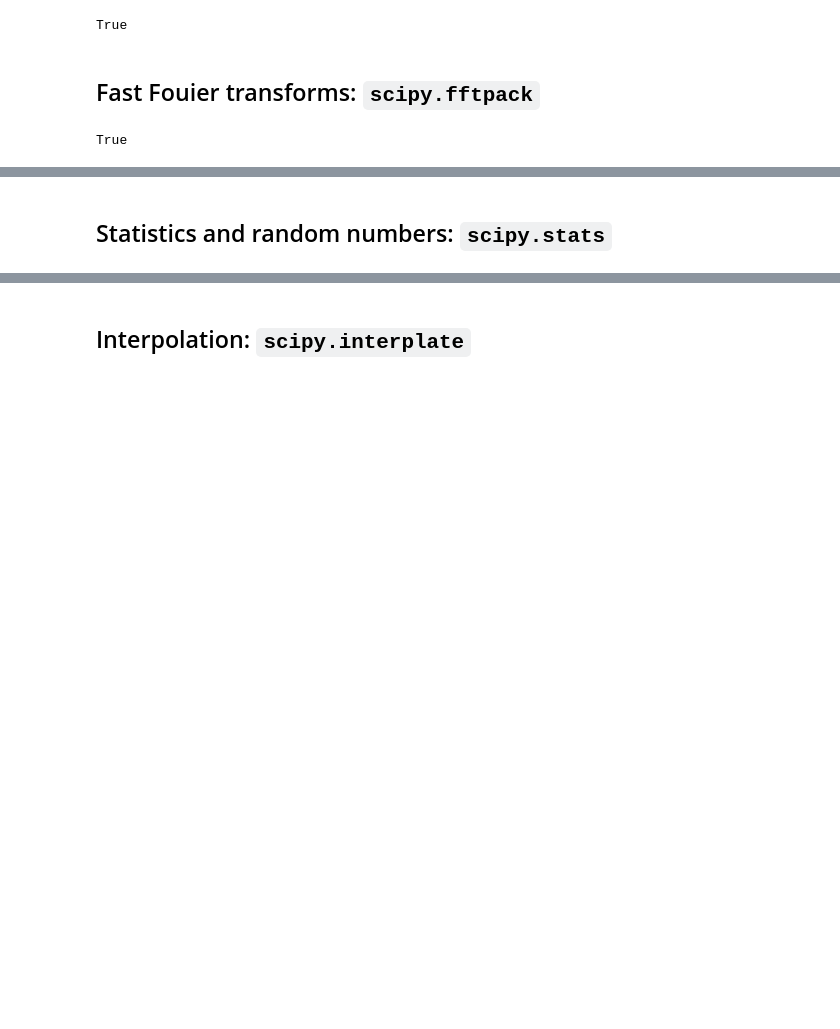
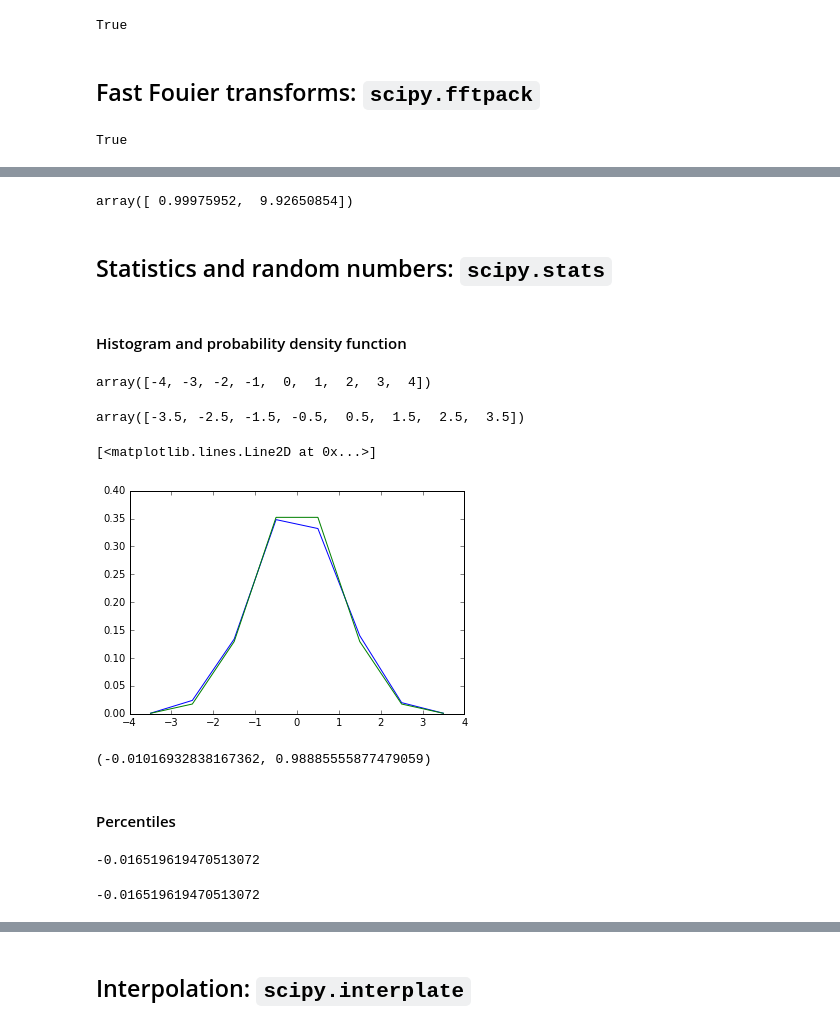
Before and after one commit to chenchaodev/note_machine_learning, a Jupyter notebook: python/Scipy Notes/1.05 Scipy basic.ipynb, the cells around one changed output, grey strips where cells are left out. Cells and saved outputs as stored; diff of their text form; code cells hidden in the pictures; blank space fills up the shorter version.

```diff
--- a/python/Scipy Notes/1.05 Scipy basic.ipynb
+++ b/python/Scipy Notes/1.05 Scipy basic.ipynb
@@ -110,2 +174,51 @@ plt.ylabel('Amplitude')
+# %%
+>>> xdata = np.linspace(-10, 10, num=20)
+>>> ydata = f(xdata) + np.random.randn(xdata.size)
+>>> def f2(x, a, b):
+...     return a*x**2 + b*np.sin(x)
+
+>>> guess = [2, 2]
+>>> params, params_covariance = optimize.curve_fit(f2, xdata, ydata, guess)
+>>> params
+# %% [output]
+array([ 0.99975952,  9.92650854])
 # %% [markdown]
 ## Statistics and random numbers: `scipy.stats`
+# %% [markdown]
+#### Histogram and probability density function
+# %%
+>>> a = np.random.normal(size=1000)
+>>> bins = np.arange(-4, 5)
+>>> bins
+# %% [output]
+array([-4, -3, -2, -1,  0,  1,  2,  3,  4])
+# %%
+>>> histogram = np.histogram(a, bins=bins, normed=True)[0]
+>>> bins = 0.5*(bins[1:] + bins[:-1])
+>>> bins
+# %% [output]
+array([-3.5, -2.5, -1.5, -0.5,  0.5,  1.5,  2.5,  3.5])
+# %%
+>>> from scipy import stats
+>>> b = stats.norm.pdf(bins)  # norm is a distribution
+
+>>> plt.plot(bins, histogram)
+>>> plt.plot(bins, b)
+# %% [output]
+[<matplotlib.lines.Line2D at 0x...>]
+[figure, added]
+# %%
+>>> loc, std = stats.norm.fit(a)
+>>> loc, std
+# %% [output]
+(-0.01016932838167362, 0.98885555877479059)
+# %% [markdown]
+#### Percentiles
+# %%
+np.median(a)
+# %% [output]
+-0.016519619470513072
+# %%
+stats.scoreatpercentile(a, 50)
+# %% [output]
+-0.016519619470513072
```
Also changed, not shown: parts of 54 cells of this notebook, 2 other files.
